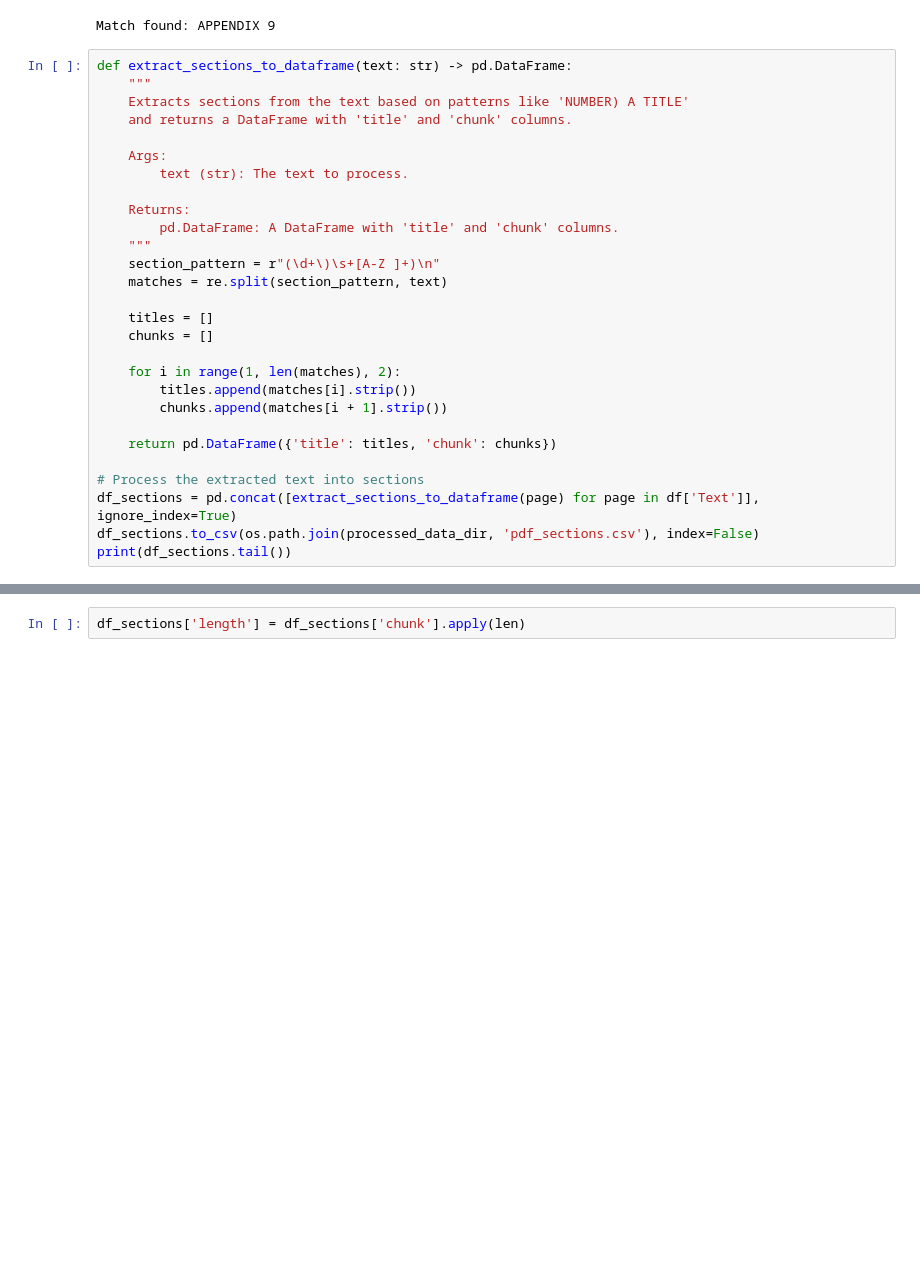
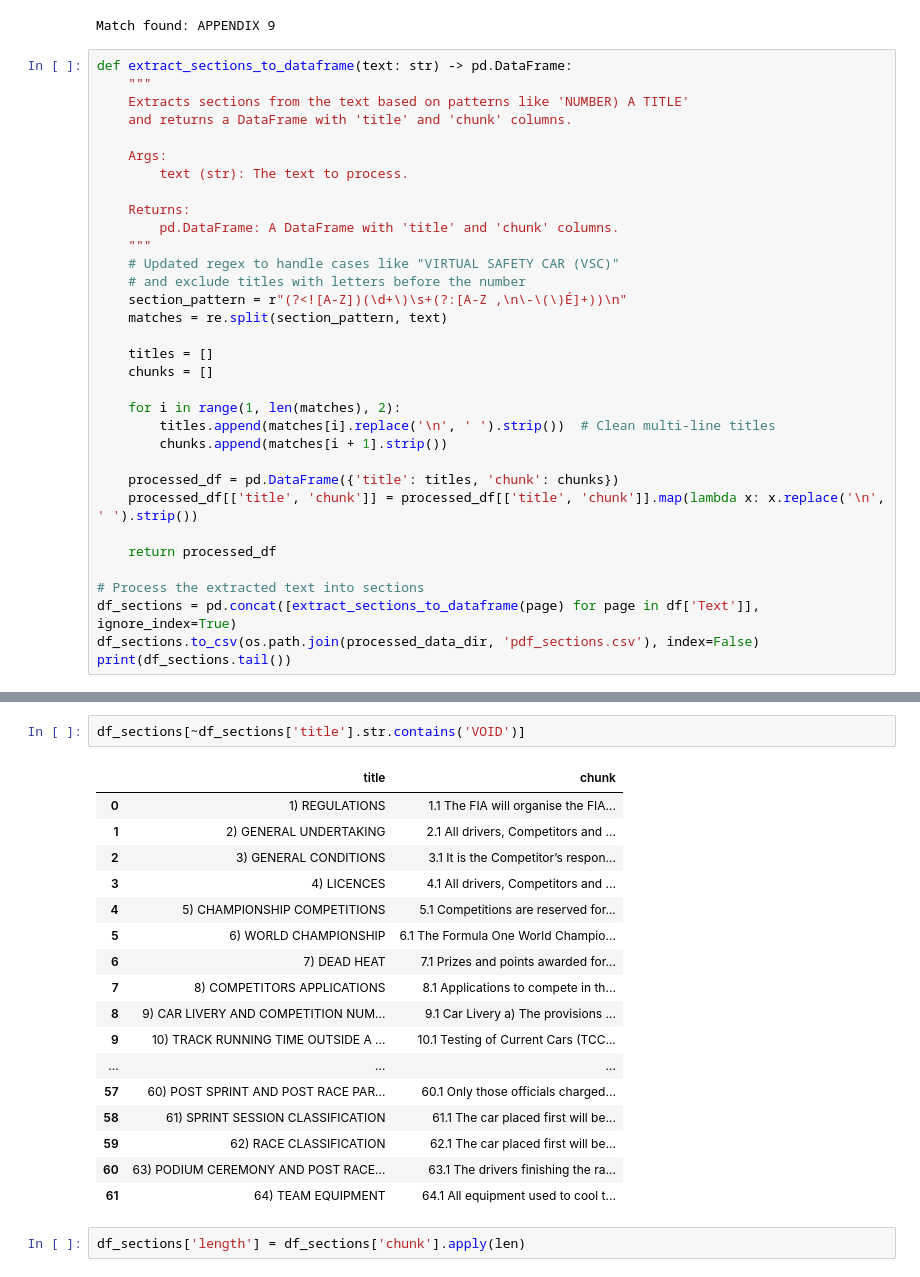
Before and after one commit to FabienRoussel/F1-regulation-RAG-2025, a Jupyter notebook: src/processing/processing_text.ipynb, the cells around one changed output, grey strips where cells are left out. Saved outputs shown, nothing was run; the diff lists cells and outputs as text; blank space fills up the shorter version.

```diff
--- a/src/processing/processing_text.ipynb
+++ b/src/processing/processing_text.ipynb
@@ -103,17 +106,22 @@ def extract_sections_to_dataframe(text: str) -> pd.DataFrame:
     Returns:
         pd.DataFrame: A DataFrame with 'title' and 'chunk' columns.
     """
-    section_pattern = r"(\d+\)\s+[A-Z ]+)\n"
+    # Updated regex to handle cases like "VIRTUAL SAFETY CAR (VSC)"
+    # and exclude titles with letters before the number
+    section_pattern = r"(?<![A-Z])(\d+\)\s+(?:[A-Z ,\n\-\(\)É]+))\n"
     matches = re.split(section_pattern, text)
 
     titles = []
     chunks = []
 
     for i in range(1, len(matches), 2):
-        titles.append(matches[i].strip())
+        titles.append(matches[i].replace('\n', ' ').strip())  # Clean multi-line titles
         chunks.append(matches[i + 1].strip())
 
-    return pd.DataFrame({'title': titles, 'chunk': chunks})
+    processed_df = pd.DataFrame({'title': titles, 'chunk': chunks})
+    processed_df[['title', 'chunk']] = processed_df[['title', 'chunk']].map(lambda x: x.replace('\n', ' ').strip())
+
+    return processed_df
 
 # Process the extracted text into sections
 df_sections = pd.concat([extract_sections_to_dataframe(page) for page in df['Text']], ignore_index=True)
@@ -136,3 +156,23 @@ print(df_sections.tail())
+# %%
+df_sections[~df_sections['title'].str.contains('VOID')]
+# %% [output]
+|  | title | chunk |
+| 0 | 1) REGULATIONS | 1.1 The FIA will organise the FIA... |
+| 1 | 2) GENERAL UNDERTAKING | 2.1 All drivers, Competitors and ... |
+| 2 | 3) GENERAL CONDITIONS | 3.1 It is the Competitor’s respon... |
+| 3 | 4) LICENCES | 4.1 All drivers, Competitors and ... |
+| 4 | 5) CHAMPIONSHIP COMPETITIONS | 5.1 Competitions are reserved for... |
+| 5 | 6) WORLD CHAMPIONSHIP | 6.1 The Formula One World Champio... |
+| 6 | 7) DEAD HEAT | 7.1 Prizes and points awarded for... |
+| 7 | 8) COMPETITORS APPLICATIONS | 8.1 Applications to compete in th... |
+| 8 | 9) CAR LIVERY AND COMPETITION NUM... | 9.1 Car Livery a) The provisions ... |
+| 9 | 10) TRACK RUNNING TIME OUTSIDE A ... | 10.1 Testing of Current Cars (TCC... |
+| ... | ... | ... |
+| 57 | 60) POST SPRINT AND POST RACE PAR... | 60.1 Only those officials charged... |
+| 58 | 61) SPRINT SESSION CLASSIFICATION | 61.1 The car placed first will be... |
+| 59 | 62) RACE CLASSIFICATION | 62.1 The car placed first will be... |
+| 60 | 63) PODIUM CEREMONY AND POST RACE... | 63.1 The drivers finishing the ra... |
+| 61 | 64) TEAM EQUIPMENT | 64.1 All equipment used to cool t... |
 # %%
 df_sections['length'] = df_sections['chunk'].apply(len)
 # %%
```
Also changed, not shown: parts of 10 cells of this notebook, 3 other files.
